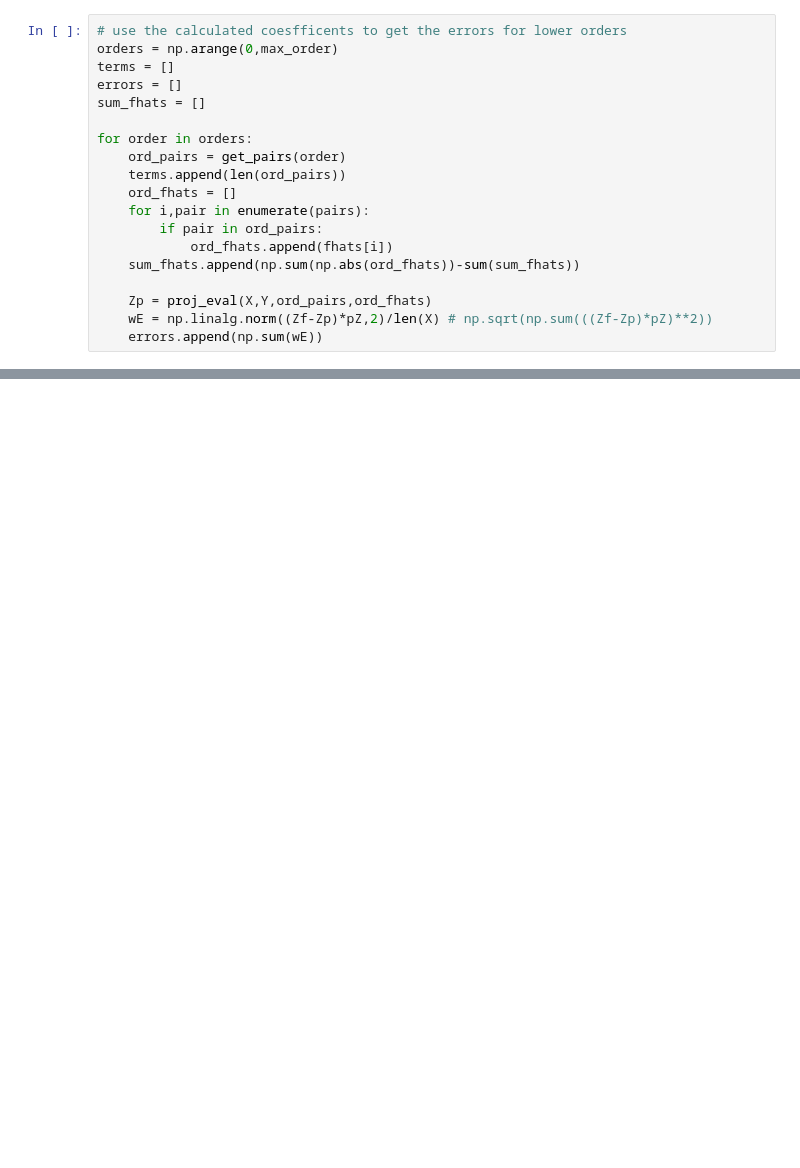
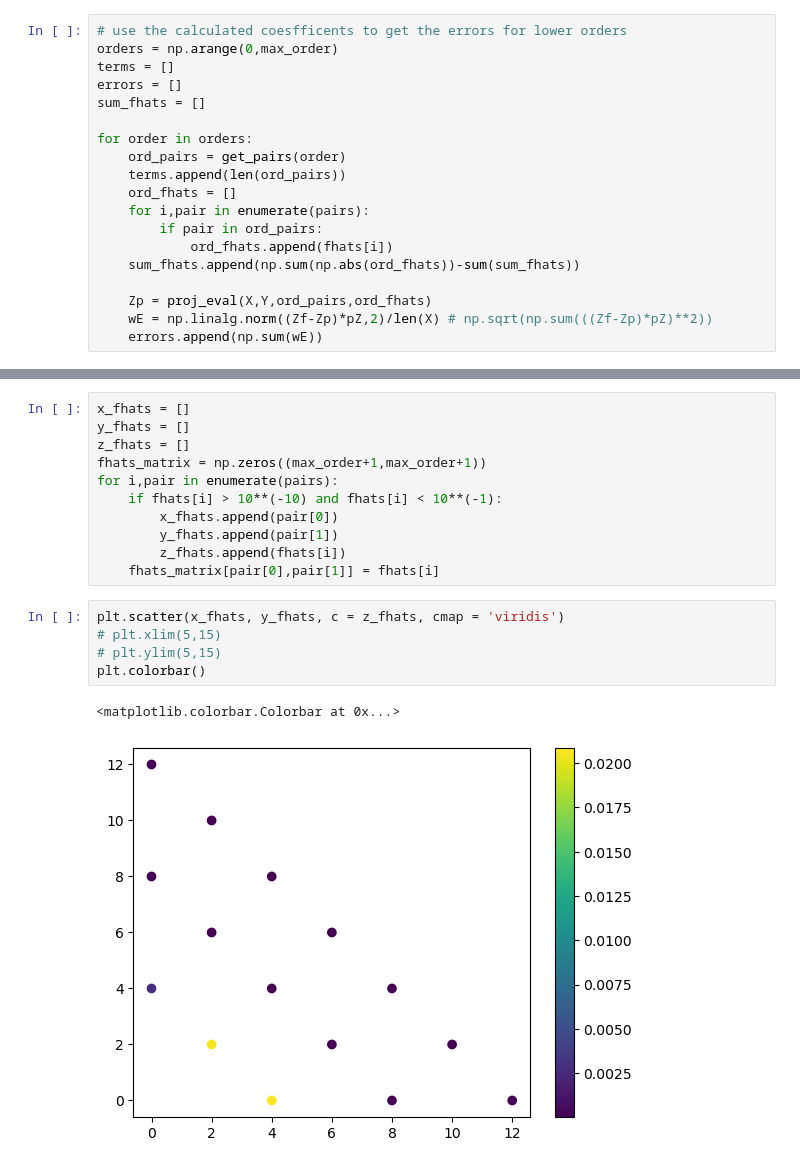
Before and after one commit to NiklasSchaaf/UQ_2023, a Jupyter notebook: homework_4/hw_nik.ipynb, the cells around one changed output, grey strips where cells are left out. Cells and saved outputs as stored; diff of their text form; blank space fills up the shorter version.

```diff
--- a/homework_4/hw_nik.ipynb
+++ b/homework_4/hw_nik.ipynb
@@ -332,0 +331,19 @@ fig.tight_layout()
+# %%
+x_fhats = []
+y_fhats = []
+z_fhats = []
+fhats_matrix = np.zeros((max_order+1,max_order+1))
+for i,pair in enumerate(pairs):
+    if fhats[i] > 10**(-10) and fhats[i] < 10**(-1):
+        x_fhats.append(pair[0])
+        y_fhats.append(pair[1])
+        z_fhats.append(fhats[i])
+    fhats_matrix[pair[0],pair[1]] = fhats[i]
+# %%
+plt.scatter(x_fhats, y_fhats, c = z_fhats, cmap = 'viridis')
+# plt.xlim(5,15)
+# plt.ylim(5,15)
+plt.colorbar()
+# %% [output]
+<matplotlib.colorbar.Colorbar at 0x...>
+[figure, added]
```
Also changed, not shown: parts of 6 cells of this notebook.
